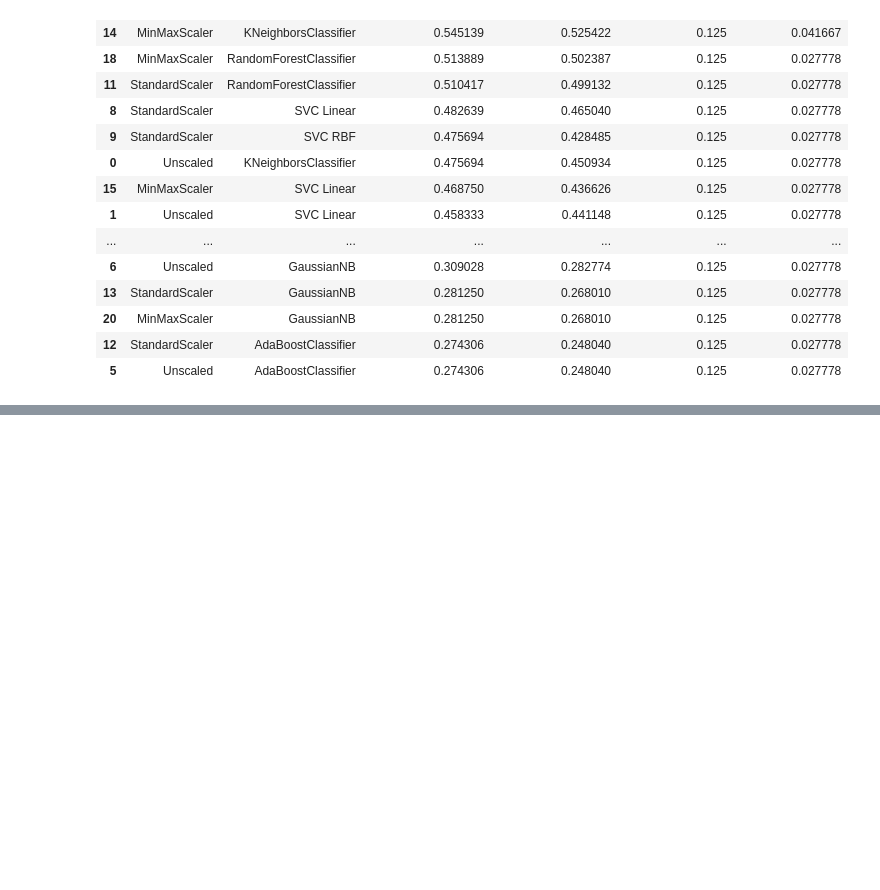
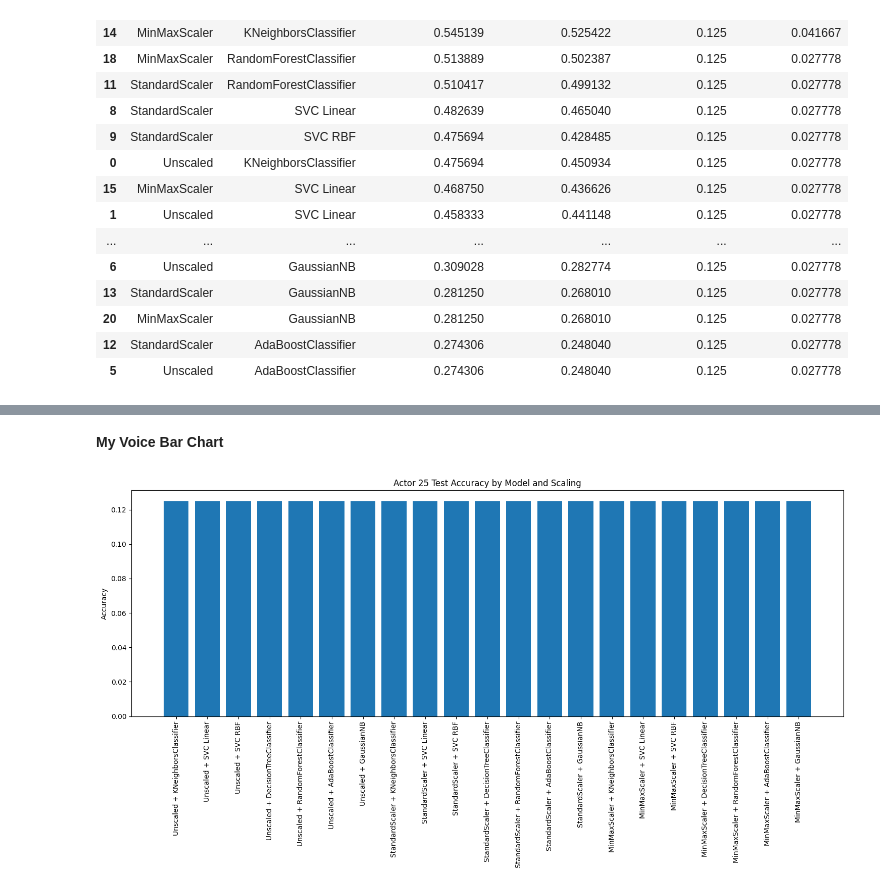
Before and after one commit to IAT-ExploringAI-2025/Week3-ClassicML, a Jupyter notebook: Week_3_MachineLearning.ipynb, the cells around one changed output, grey strips where cells are left out. Saved outputs shown, nothing was run; the diff lists cells and outputs as text; code cells hidden in the pictures; blank space fills up the shorter version.

```diff
--- a/Week_3_MachineLearning.ipynb
+++ b/Week_3_MachineLearning.ipynb
@@ -718,0 +734,15 @@ final_results_df.sort_values(by="RAVDESS Accuracy", ascending=False)
+# %% [markdown]
+**My Voice Bar Chart**
+# %%
+plt.figure(figsize=(15, 8))
+plt.bar(
+    final_results_df["Scaler"] + " + " + final_results_df["Model"],
+    final_results_df["Actor25 Accuracy"]
+)
+plt.xticks(rotation=90)
+plt.ylabel("Accuracy")
+plt.title("Actor 25 Test Accuracy by Model and Scaling")
+plt.tight_layout()
+plt.show()
+# %% [output]
+[figure, added]
```
Also changed, not shown: parts of 2 cells of this notebook.
